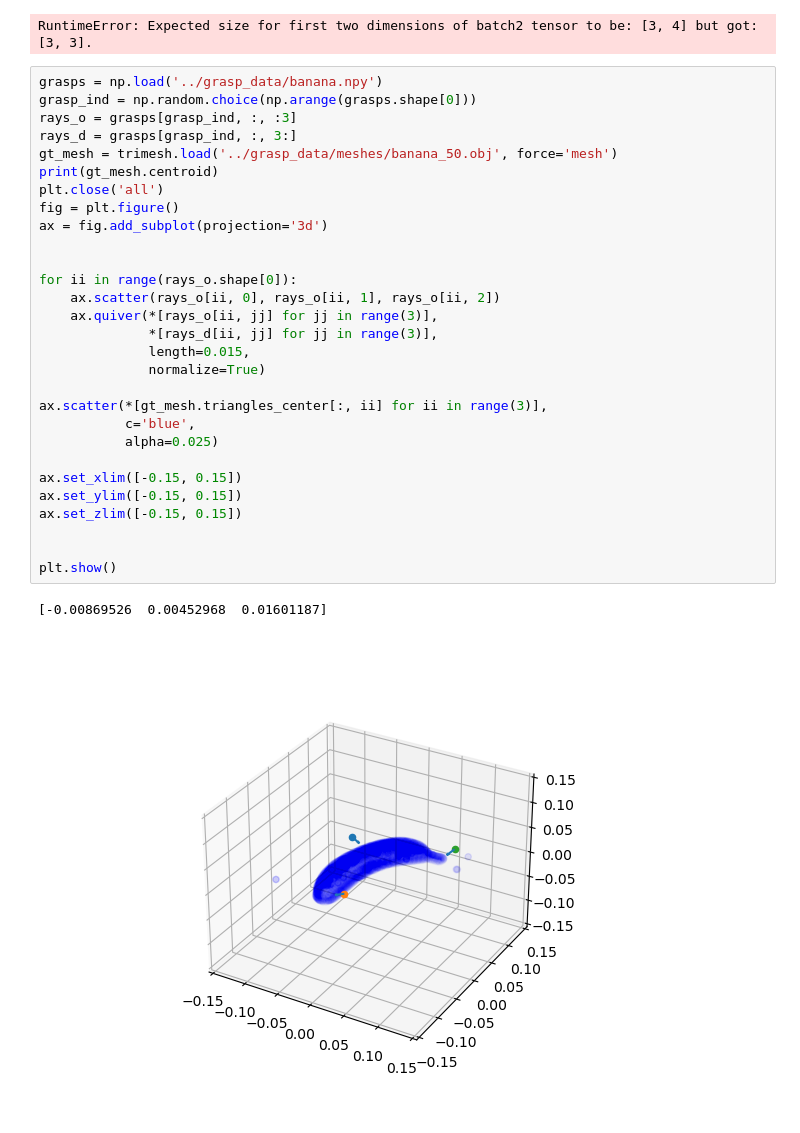
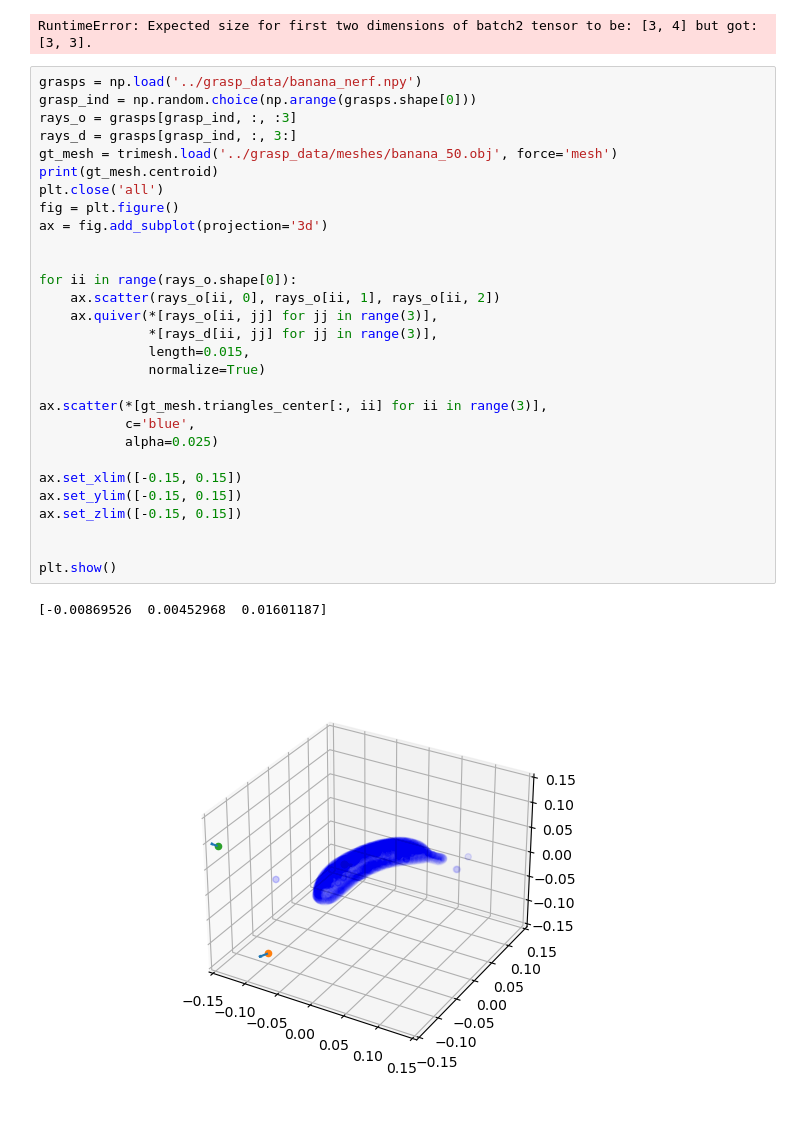
Before and after one commit to tylerlum/nerf_grasping, a Jupyter notebook: notebooks-preston/mesh_opt_test.ipynb, the cells around one changed output. Drawn from its saved outputs; the diff is of its cells as text.

Commit message:
tuned nerf grasping; still a bit finnicky

```diff
--- a/notebooks-preston/mesh_opt_test.ipynb
+++ b/notebooks-preston/mesh_opt_test.ipynb
@@ -122,34 +122,34 @@ mesh_points, grad_ests, grasp_mask = mesh_utils.get_grasp_points(gt_mesh, grasp_
 torch.Size([1, 3, 3]) torch.Size([1, 3, 3])
 RuntimeError: Expected size for first two dimensions of batch2 tensor to be: [3, 4] but got: [3, 3].
 # %%
-grasps = np.load('../grasp_data/banana.npy')
+grasps = np.load('../grasp_data/banana_nerf.npy')
 grasp_ind = np.random.choice(np.arange(grasps.shape[0]))
 rays_o = grasps[grasp_ind, :, :3]
 rays_d = grasps[grasp_ind, :, 3:]
 gt_mesh = trimesh.load('../grasp_data/meshes/banana_50.obj', force='mesh')
 print(gt_mesh.centroid)
 plt.close('all')
 fig = plt.figure()
 ax = fig.add_subplot(projection='3d')
 
 
 for ii in range(rays_o.shape[0]):
     ax.scatter(rays_o[ii, 0], rays_o[ii, 1], rays_o[ii, 2])
     ax.quiver(*[rays_o[ii, jj] for jj in range(3)],
               *[rays_d[ii, jj] for jj in range(3)],
               length=0.015,
               normalize=True)
 
 ax.scatter(*[gt_mesh.triangles_center[:, ii] for ii in range(3)],
            c='blue',
            alpha=0.025)
 
 ax.set_xlim([-0.15, 0.15])
 ax.set_ylim([-0.15, 0.15])
 ax.set_zlim([-0.15, 0.15])
 
 
 plt.show()
 # %% [output]
 [-0.00869526  0.00452968  0.01601187]
-[figure, old version]
+[figure, new version]
```
Also changed, not shown: 5 other files.
